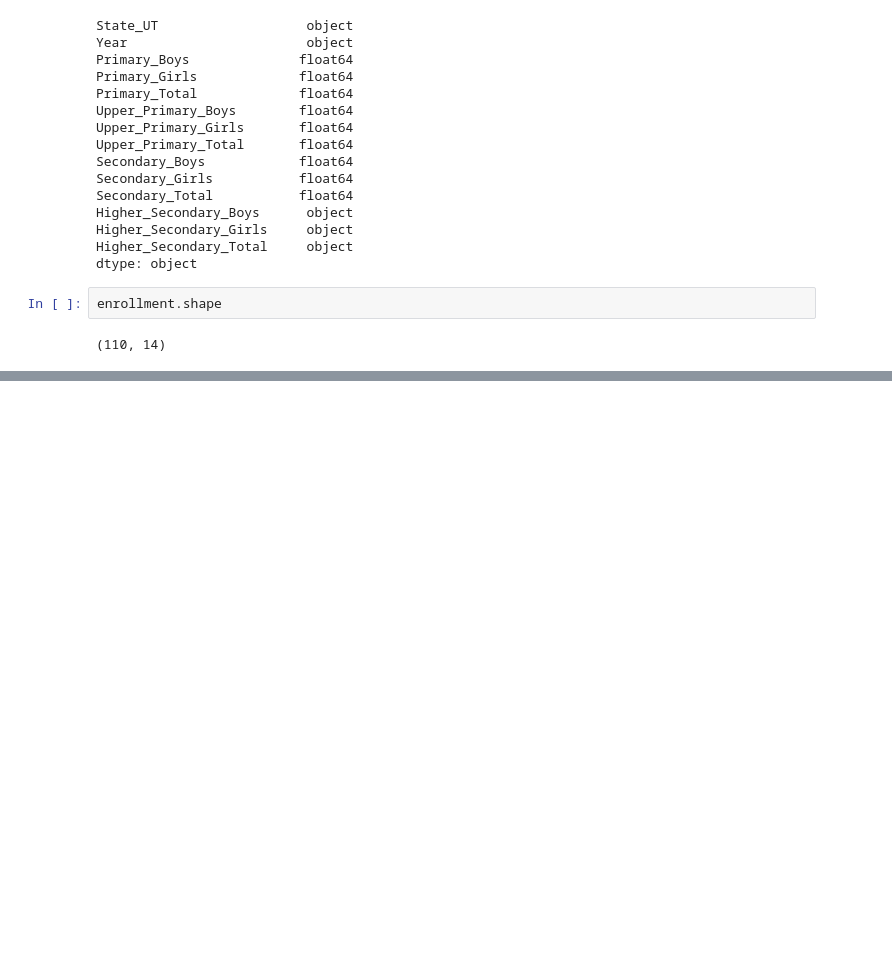
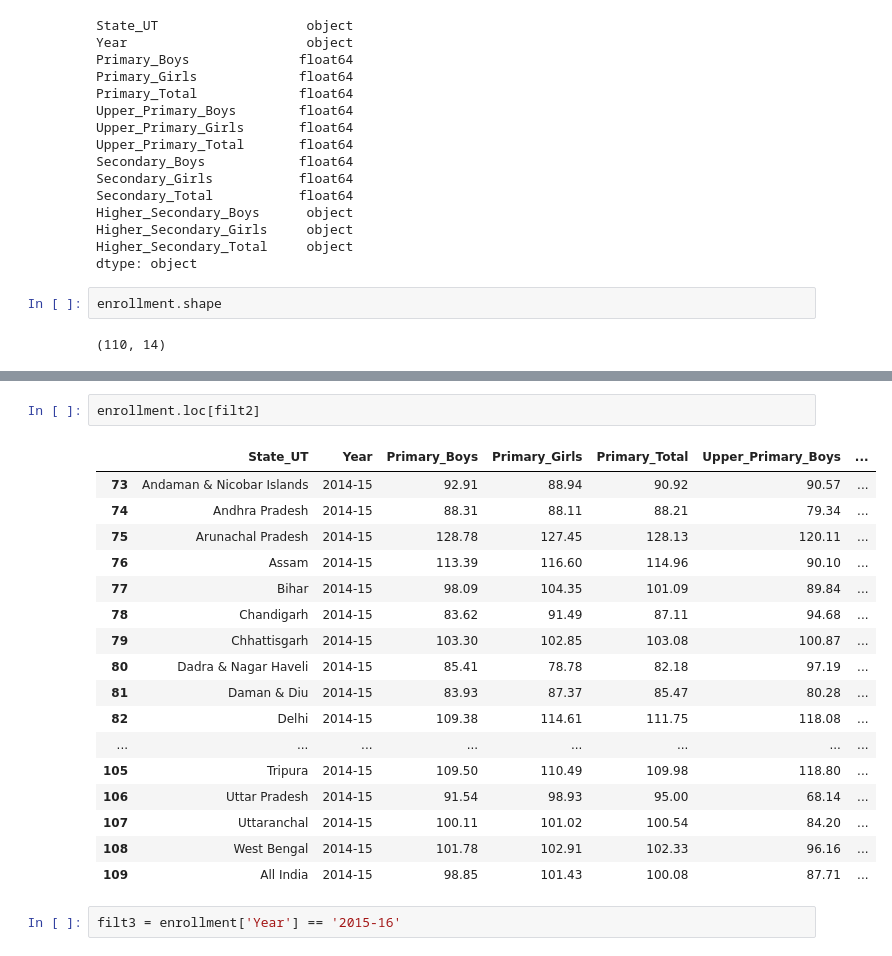
Before and after one commit to javedali-dev/Data-analysis-of-indian-schools, a Jupyter notebook: enrollment.ipynb, the cells around one changed output, grey strips where cells are left out. Saved outputs shown, nothing was run; the diff lists cells and outputs as text; blank space fills up the shorter version.

```diff
--- a/enrollment.ipynb
+++ b/enrollment.ipynb
@@ -52,0 +77,22 @@ enrollment.head()
+# %%
+enrollment.loc[filt2]
+# %% [output]
+|  | State_UT | Year | Primary_Boys | Primary_Girls | Primary_Total | Upper_Primary_Boys | ... |
+| 73 | Andaman & Nicobar Islands | 2014-15 | 92.91 | 88.94 | 90.92 | 90.57 | ... |
+| 74 | Andhra Pradesh | 2014-15 | 88.31 | 88.11 | 88.21 | 79.34 | ... |
+| 75 | Arunachal Pradesh | 2014-15 | 128.78 | 127.45 | 128.13 | 120.11 | ... |
+| 76 | Assam | 2014-15 | 113.39 | 116.60 | 114.96 | 90.10 | ... |
+| 77 | Bihar | 2014-15 | 98.09 | 104.35 | 101.09 | 89.84 | ... |
+| 78 | Chandigarh | 2014-15 | 83.62 | 91.49 | 87.11 | 94.68 | ... |
+| 79 | Chhattisgarh | 2014-15 | 103.30 | 102.85 | 103.08 | 100.87 | ... |
+| 80 | Dadra & Nagar Haveli | 2014-15 | 85.41 | 78.78 | 82.18 | 97.19 | ... |
+| 81 | Daman & Diu | 2014-15 | 83.93 | 87.37 | 85.47 | 80.28 | ... |
+| 82 | Delhi | 2014-15 | 109.38 | 114.61 | 111.75 | 118.08 | ... |
+| ... | ... | ... | ... | ... | ... | ... | ... |
+| 105 | Tripura | 2014-15 | 109.50 | 110.49 | 109.98 | 118.80 | ... |
+| 106 | Uttar Pradesh | 2014-15 | 91.54 | 98.93 | 95.00 | 68.14 | ... |
+| 107 | Uttaranchal | 2014-15 | 100.11 | 101.02 | 100.54 | 84.20 | ... |
+| 108 | West Bengal | 2014-15 | 101.78 | 102.91 | 102.33 | 96.16 | ... |
+| 109 | All India | 2014-15 | 98.85 | 101.43 | 100.08 | 87.71 | ... |
+# %%
+filt3 = enrollment['Year'] == '2015-16'
```
Also changed, not shown: parts of 7 cells of this notebook.
